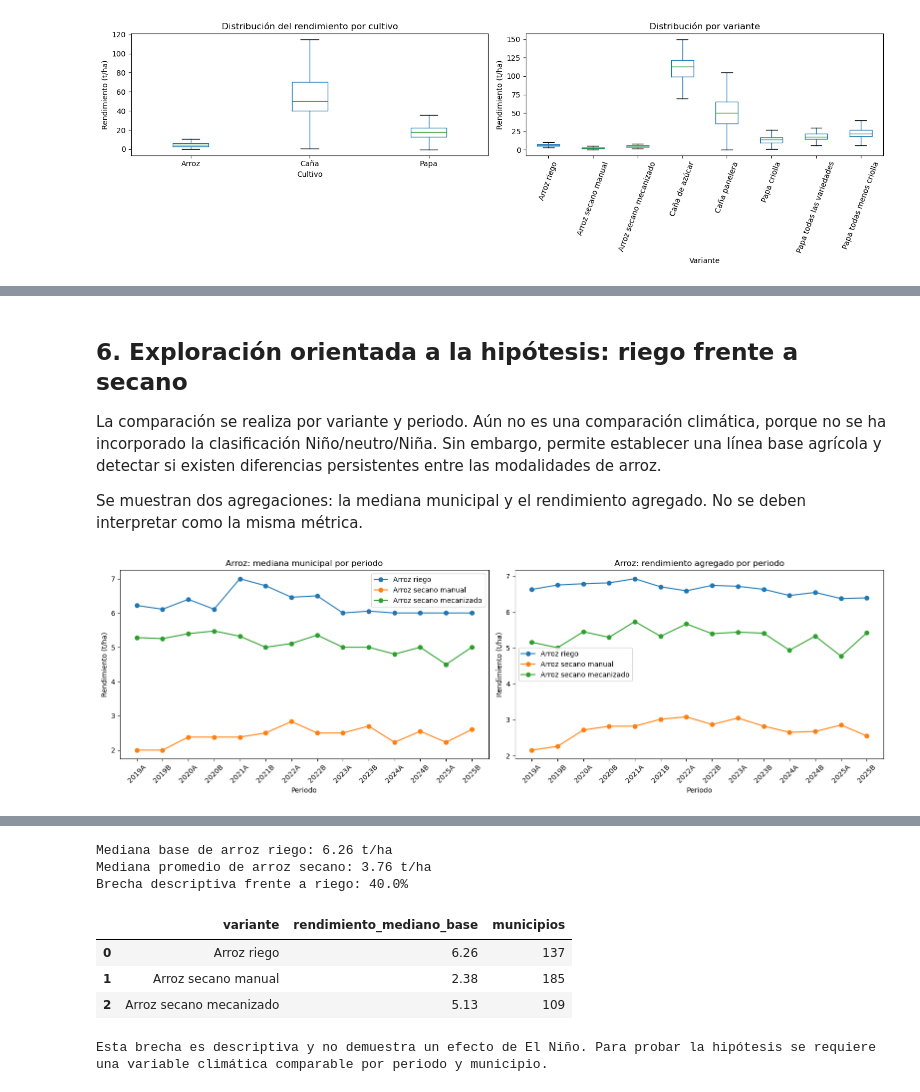
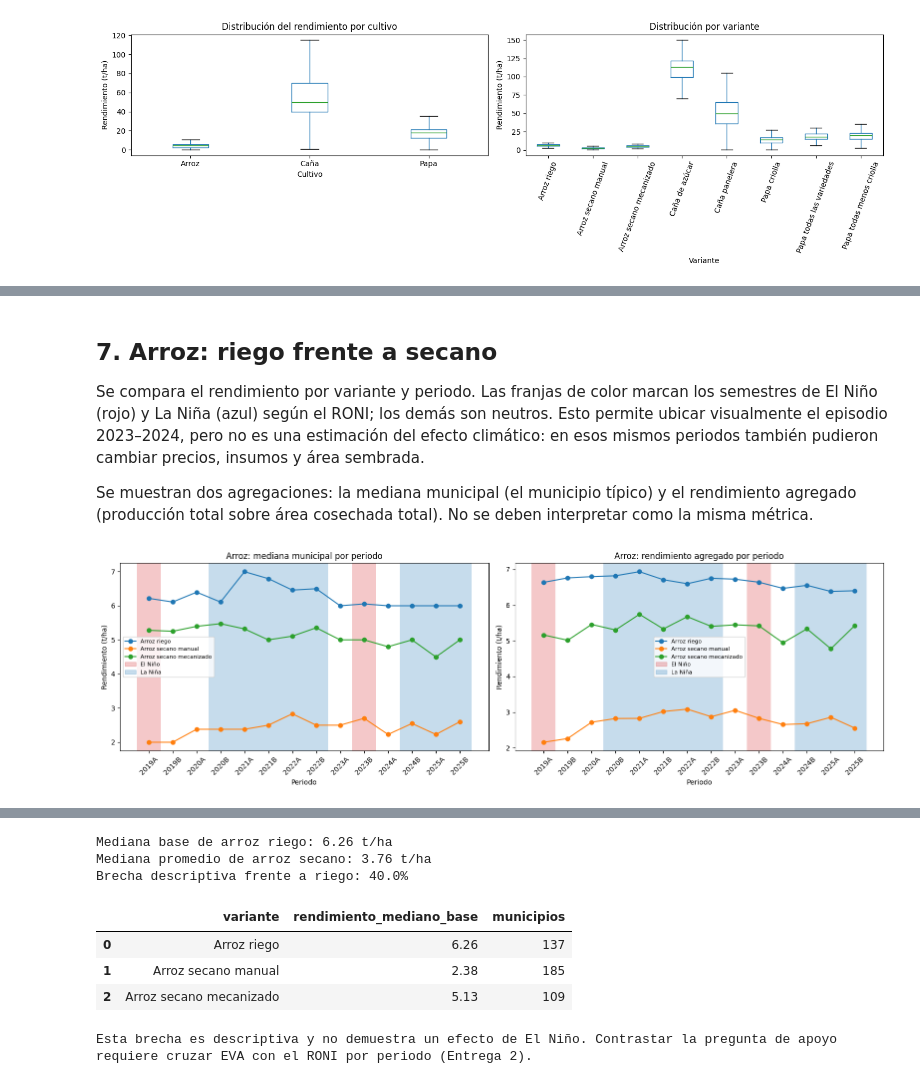
Before and after one commit to felipedbthecreator/Proyecto-despliegue-soluciones-analytics, a Jupyter notebook: cuaderno y mockup/cuaderno_1_proyecto_DSA.ipynb, the cells around one changed output, grey strips where cells are left out. Saved outputs shown, nothing was run; the diff lists cells and outputs as text; code cells hidden in the pictures.

Commit message:
Alinea el notebook con el reporte y agrega EDA de papa, caña, RONI y calidad de datos

```diff
--- a/cuaderno y mockup/cuaderno_1_proyecto_DSA.ipynb
+++ b/cuaderno y mockup/cuaderno_1_proyecto_DSA.ipynb
@@ -55,8 +56,10 @@ if not (RAIZ / "data").exists() and (RAIZ.parent / "data").exists():
 RUTA_CRUDO = RAIZ / "data" / "raw" / "eva_2019_2025.json"
 RUTA_MODELO = RAIZ / "data" / "processed" / "eva_modelo.csv"
 RUTA_EDA = RAIZ / "data" / "processed" / "eda"
+RUTA_RONI = RAIZ / "data" / "processed" / "roni_periodos.csv"
 
 print(f"Directorio del proyecto: {RAIZ}")
 print(f"Existe el dato crudo: {RUTA_CRUDO.exists()}")
 print(f"Existe el dato procesado: {RUTA_MODELO.exists()}")
+print(f"Existe el RONI por periodo: {RUTA_RONI.exists()}")
 # %% [output]
@@ -79,7 +83,7 @@ if not RUTA_MODELO.exists():
         "Ejecute primero: python src/limpiar_eva.py"
     )
 
-datos = pd.read_csv(RUTA_MODELO)
+datos = pd.read_csv(RUTA_MODELO, dtype={"periodo": str})
 datos["a_o"] = pd.to_numeric(datos["a_o"], errors="coerce").astype("Int64")
 for columna in ["rea_sembrada", "rea_cosechada", "producci_n", "rendimiento"]:
     datos[columna] = pd.to_numeric(datos[columna], errors="coerce")
@@ -245,39 +374,16 @@ plt.show()
 # %% [markdown]
-## 6. Exploración orientada a la hipótesis: riego frente a secano
+## 7. Arroz: riego frente a secano
 
-La comparación se realiza por variante y periodo. Aún no es una comparación climática, porque no se ha incorporado la clasificación Niño/neutro/Niña. Sin embargo, permite establecer una línea base agrícola y detectar si existen diferencias persistentes entre las modalidades de arroz.
+Se compara el rendimiento por variante y periodo. Las franjas de color marcan los semestres de El Niño (rojo) y La Niña (azul) según el RONI; los demás son neutros. Esto permite ubicar visualmente el episodio 2023–2024, pero no es una estimación del efecto climático: en esos mismos periodos también pudieron cambiar precios, insumos y área sembrada.
 
-Se muestran dos agregaciones: la mediana municipal y el rendimiento agregado. No se deben interpretar como la misma métrica.
+Se muestran dos agregaciones: la mediana municipal (el municipio típico) y el rendimiento agregado (producción total sobre área cosechada total). No se deben interpretar como la misma métrica.
 # %%
 arroz = datos[datos["cultivo"] == "Arroz"].copy()
-arroz_periodo = arroz.groupby(["periodo", "variante"], as_index=False).agg(
-    rendimiento_mediano=("rendimiento", "median"),
-    produccion_total=("producci_n", "sum"),
-    area_cosechada_total=("rea_cosechada", "sum"),
-    municipios=("c_digo_dane_municipio", "nunique"),
-)
-arroz_periodo["rendimiento_agregado"] = (
-    arroz_periodo["produccion_total"] /
-    arroz_periodo["area_cosechada_total"].replace(0, np.nan)
-)
-
-fig, ejes = plt.subplots(1, 2, figsize=(16, 5))
-for variante, grupo in arroz_periodo.groupby("variante"):
-    ejes[0].plot(grupo["periodo"], grupo["rendimiento_mediano"], marker="o", label=variante)
-    ejes[1].plot(grupo["periodo"], grupo["rendimiento_agregado"], marker="o", label=variante)
-ejes[0].set_title("Arroz: mediana municipal por periodo")
-ejes[1].set_title("Arroz: rendimiento agregado por periodo")
-for eje in ejes:
-    eje.set_xlabel("Periodo")
-    eje.set_ylabel("Rendimiento (t/ha)")
-    eje.tick_params(axis="x", rotation=45)
-    eje.legend()
-plt.tight_layout()
-plt.show()
-
+arroz_periodo = resumen_periodo(arroz)
+graficar_cultivo(arroz_periodo, "Arroz", INTENSIDAD_SEMESTRAL)
 display(arroz_periodo)
 # %% [output]
-[figure, old version]
+[figure, new version]
 |  | periodo | variante | rendimiento_mediano | produccion_total | area_cosechada_total | municipios | ... |
 | 0 | 2019A | Arroz riego | 6.22 | 830,834.49 | 125,193.76 | 122 | ... |
 | 1 | 2019A | Arroz secano manual | 2.00 | 96,033.83 | 44,521.45 | 143 | ... |
@@ -315,7 +421,7 @@ display(linea_base)
 
 print(
     "Esta brecha es descriptiva y no demuestra un efecto de El Niño. "
-    "Para probar la hipótesis se requiere una variable climática comparable por periodo y municipio."
+    "Contrastar la pregunta de apoyo requiere cruzar EVA con el RONI por periodo que se hará en entregas futuras"
 )
 # %% [output]
 Mediana base de arroz riego: 6.26 t/ha
@@ -325,4 +431,4 @@ Brecha descriptiva frente a riego: 40.0%
 | 0 | Arroz riego | 6.26 | 137 |
 | 1 | Arroz secano manual | 2.38 | 185 |
 | 2 | Arroz secano mecanizado | 5.13 | 109 |
-Esta brecha es descriptiva y no demuestra un efecto de El Niño. Para probar la hipótesis se requiere una variable climática comparable por periodo y municipio.
+Esta brecha es descriptiva y no demuestra un efecto de El Niño. Contrastar la pregunta de apoyo requiere cruzar EVA con el RONI por periodo (Entrega 2).
```
Also changed, not shown: parts of 21 cells of this notebook.
